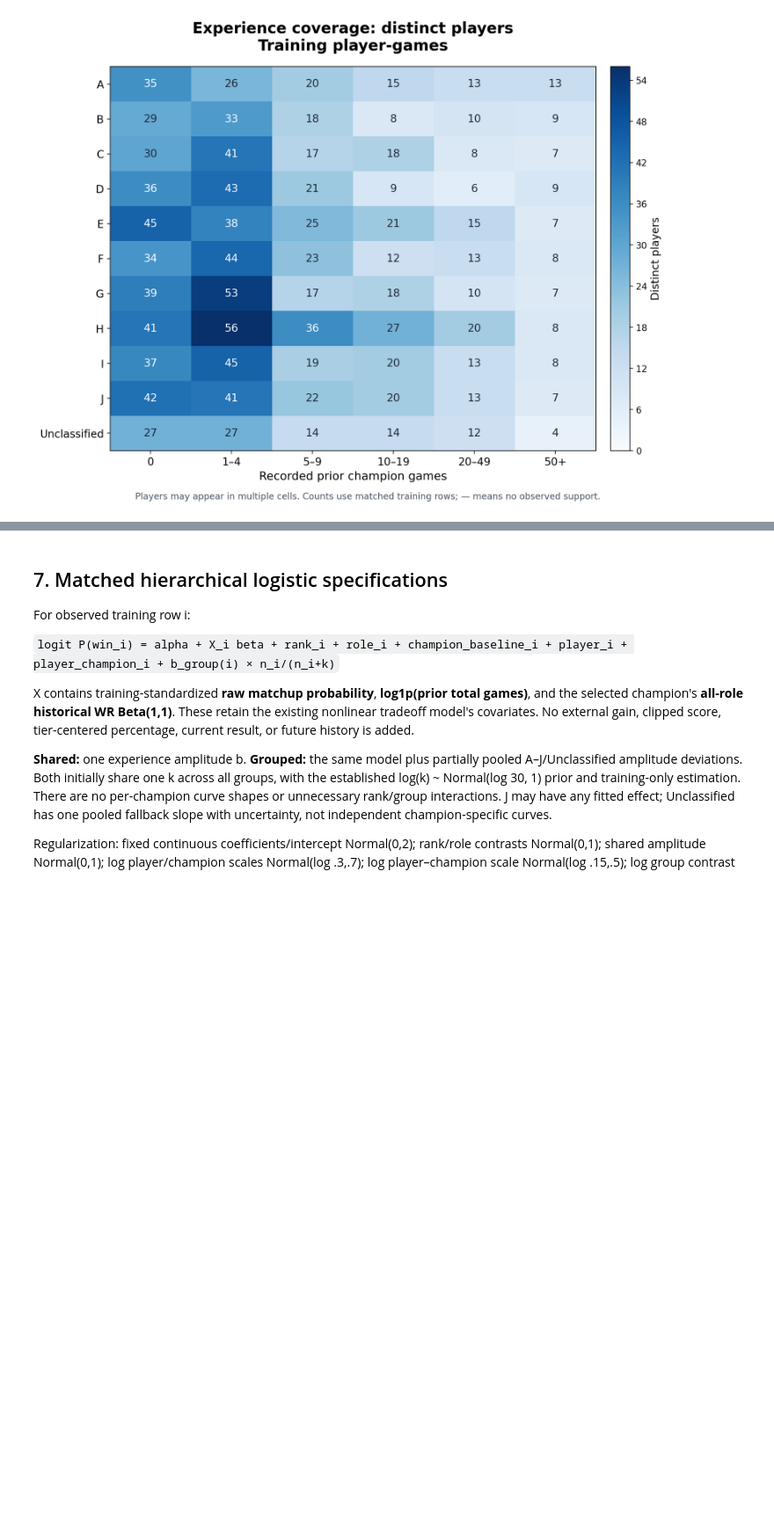
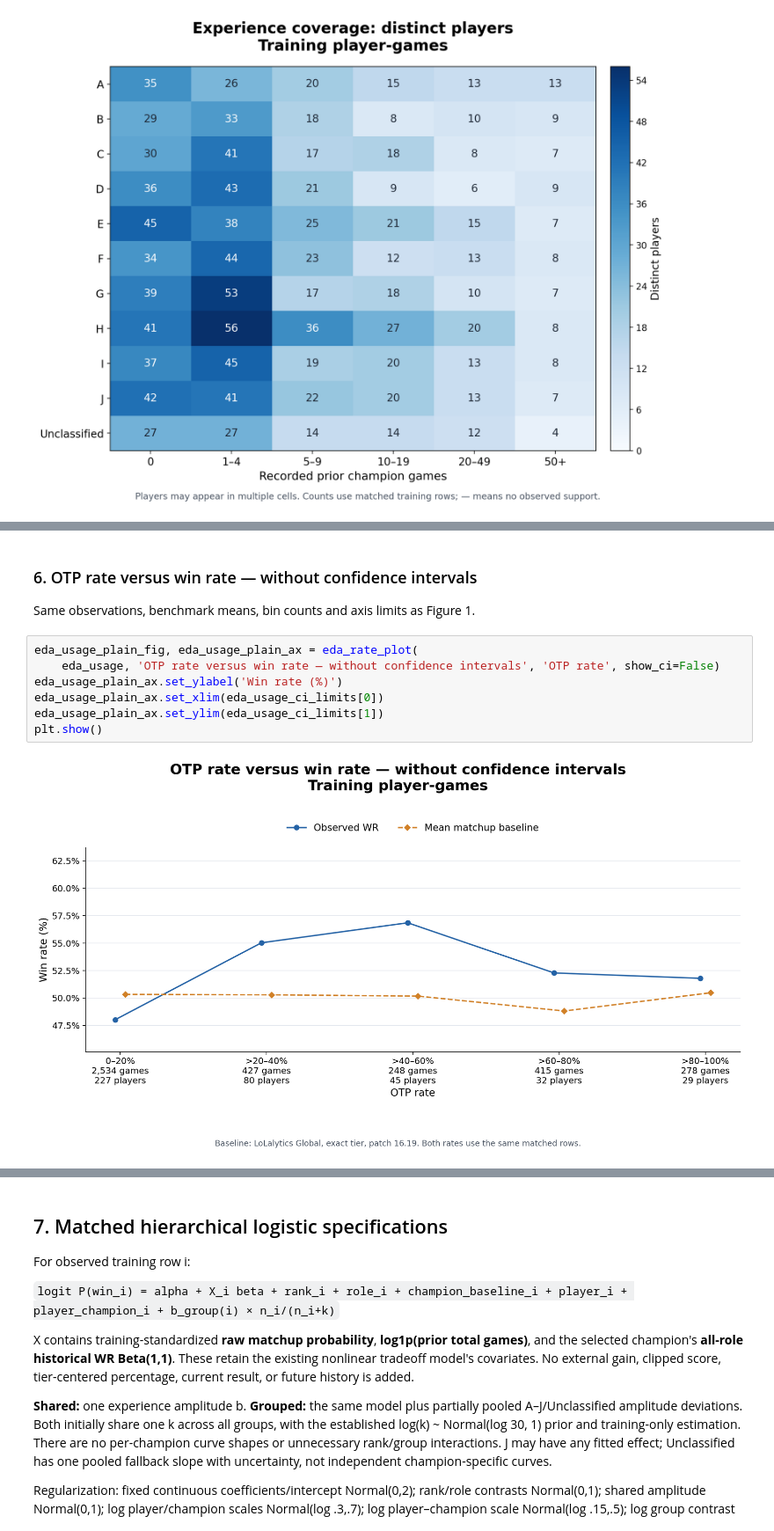
Before and after one commit to minhhohoang/riot-game-prediction, a Jupyter notebook: hlr_model/broad_rank_modeling.ipynb, the cells around one changed output, grey strips where cells are left out. Shown at 88% size. Cells and saved outputs as stored; diff of their text form; blank space fills up the shorter version.

```diff
--- a/hlr_model/broad_rank_modeling.ipynb
+++ b/hlr_model/broad_rank_modeling.ipynb
@@ -485,0 +499,13 @@ plt.show()
+# %% [markdown]
+### 6. OTP rate versus win rate — without confidence intervals
+
+Same observations, benchmark means, bin counts and axis limits as Figure 1.
+# %%
+eda_usage_plain_fig, eda_usage_plain_ax = eda_rate_plot(
+    eda_usage, 'OTP rate versus win rate — without confidence intervals', 'OTP rate', show_ci=False)
+eda_usage_plain_ax.set_ylabel('Win rate (%)')
+eda_usage_plain_ax.set_xlim(eda_usage_ci_limits[0])
+eda_usage_plain_ax.set_ylim(eda_usage_ci_limits[1])
+plt.show()
+# %% [output]
+[figure, added]
```
Also changed, not shown: parts of 12 cells of this notebook.
